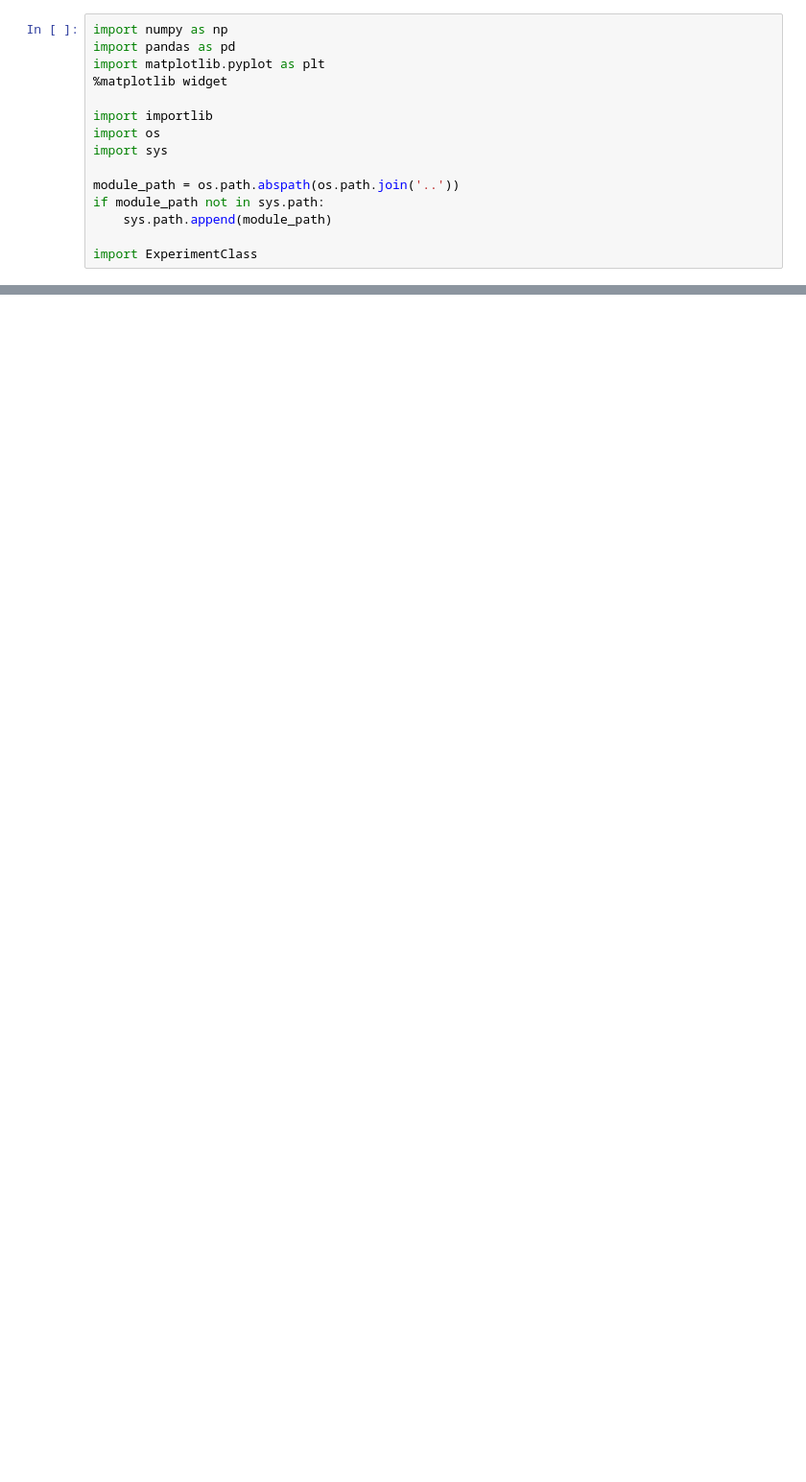
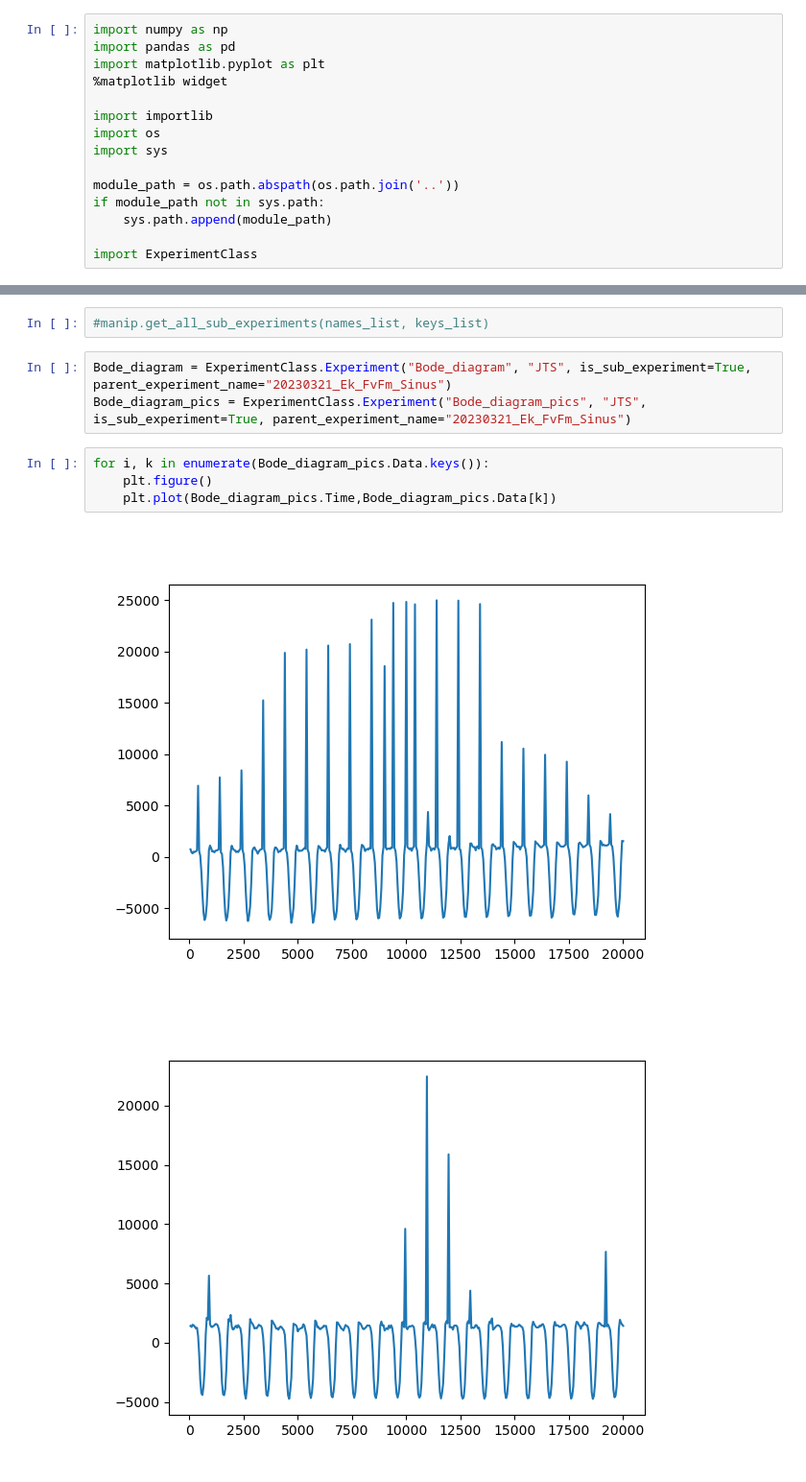
Before and after one commit to orlandomarcelo/DREAM_repo, a Jupyter notebook: Notebooks/test_pipeline.ipynb, the cells around one changed output, grey strips where cells are left out. Shown at 96% size. Cells and saved outputs as stored; diff of their text form; blank space fills up the shorter version.

Commit message:
update experiment pipeline

```diff
--- a/Notebooks/test_pipeline.ipynb
+++ b/Notebooks/test_pipeline.ipynb
@@ -54,0 +68,12 @@ array([False, False, False, False, False, False, False, False, False,
+# %%
+#manip.get_all_sub_experiments(names_list, keys_list)
+# %%
+Bode_diagram = ExperimentClass.Experiment("Bode_diagram", "JTS", is_sub_experiment=True, parent_experiment_name="20230321_Ek_FvFm_Sinus")
+Bode_diagram_pics = ExperimentClass.Experiment("Bode_diagram_pics", "JTS", is_sub_experiment=True, parent_experiment_name="20230321_Ek_FvFm_Sinus")
+# %%
+for i, k in enumerate(Bode_diagram_pics.Data.keys()):
+    plt.figure()
+    plt.plot(Bode_diagram_pics.Time,Bode_diagram_pics.Data[k])
+# %% [output]
+[figure, added]
+[figure, added]
```
Also changed, not shown: parts of 12 cells of this notebook, 1 other file.
